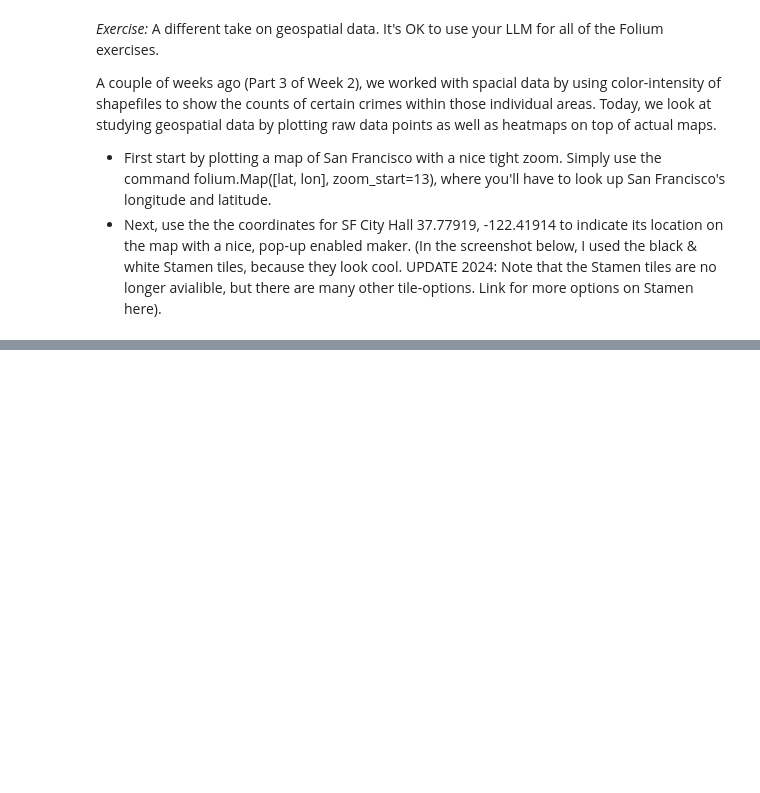
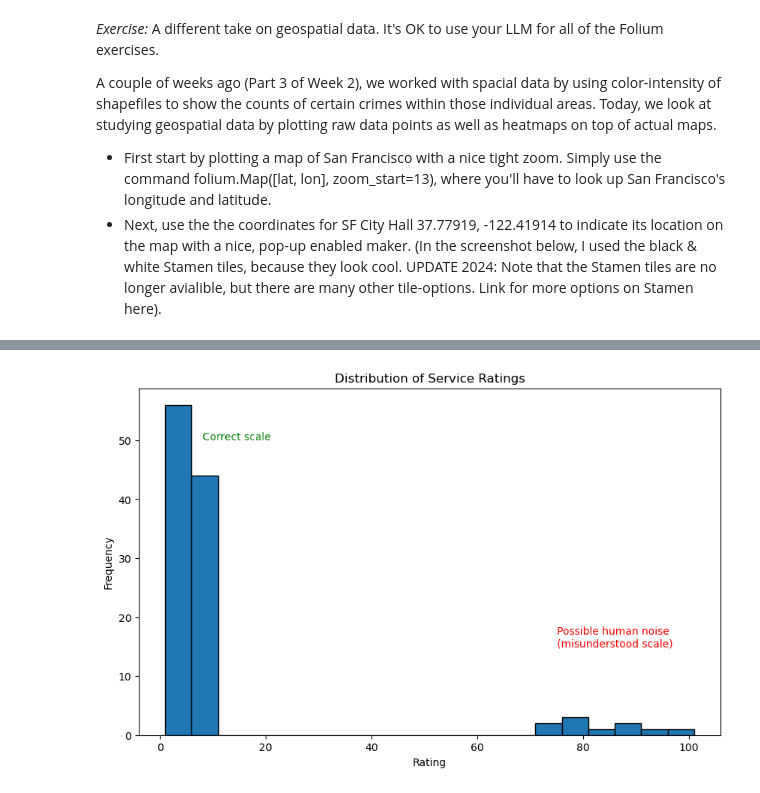
Before and after one commit to lenkaotap/socialdata2024, a Jupyter notebook: exercises/week4.ipynb, the cells around one changed output, grey strips where cells are left out. Saved outputs shown, nothing was run; the diff lists cells and outputs as text; code cells hidden in the pictures; blank space fills up the shorter version.

```diff
--- a/exercises/week4.ipynb
+++ b/exercises/week4.ipynb
@@ -44,0 +95,27 @@ A couple of weeks ago (Part 3 of Week 2), we worked with spacial data by using c
+# %%
+import matplotlib.pyplot as plt
+import pandas as pd
+import numpy as np
+
+# Generating synthetic data for demonstration
+np.random.seed(0)
+valid_ratings = np.random.randint(1, 11, 100)  # Ratings on a scale of 1 to 10
+erroneous_ratings = np.random.randint(70, 101, 10)  # Erroneous ratings out of 100
+ratings = pd.Series(np.concatenate([valid_ratings, erroneous_ratings]))
+
+# Plotting the data
+plt.figure(figsize=(10, 6))
+plt.hist(ratings, bins=range(1, 105, 5), edgecolor='black')
+plt.xlabel('Rating')
+plt.ylabel('Frequency')
+plt.title('Distribution of Service Ratings')
+
+# Highlighting potential noise
+#plt.axvline(x=6, color='green', linestyle='--')
+plt.text(8, 50, 'Correct scale', color='green')
+#plt.axvline(x=80, color='red', linestyle='--')
+plt.text(75, 15, 'Possible human noise\n(misunderstood scale)', color='red')
+
+plt.show()
+# %% [output]
+[figure, added]
```
Also changed, not shown: parts of 5 cells of this notebook, 2 other files.
